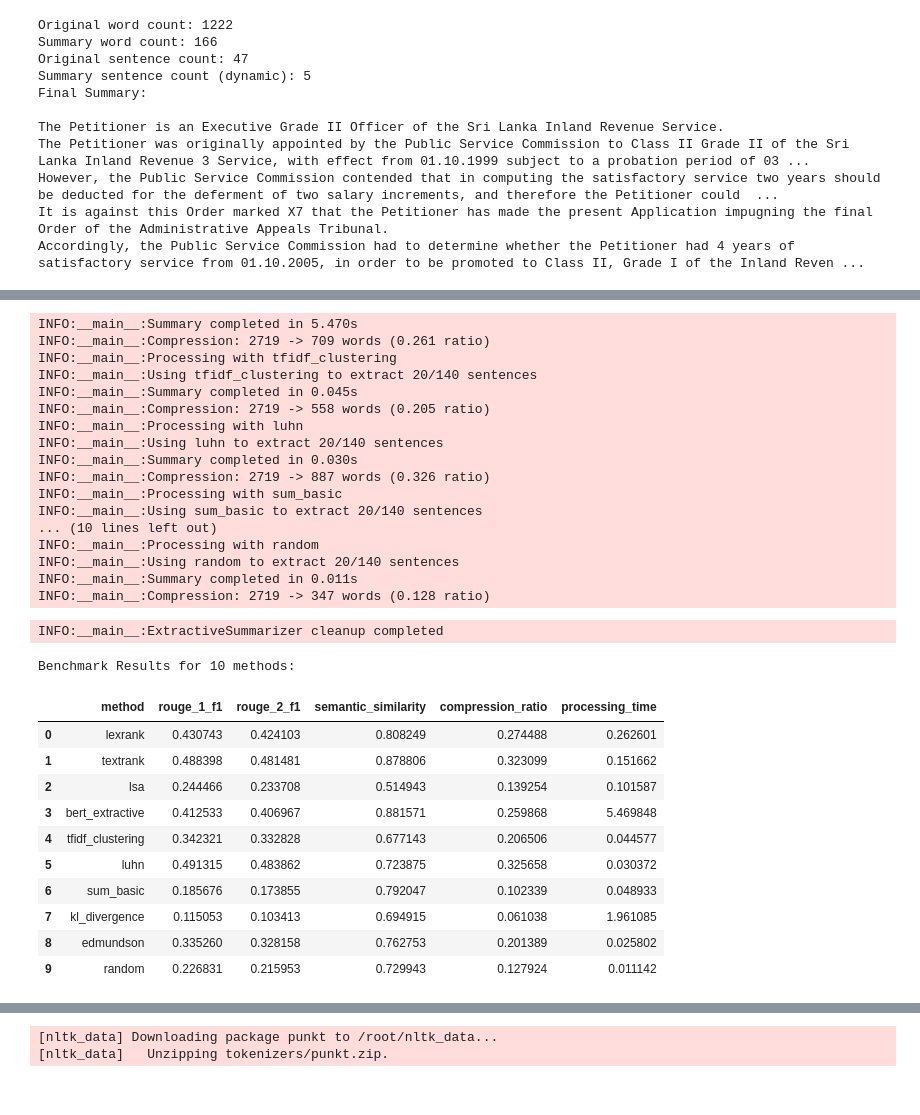
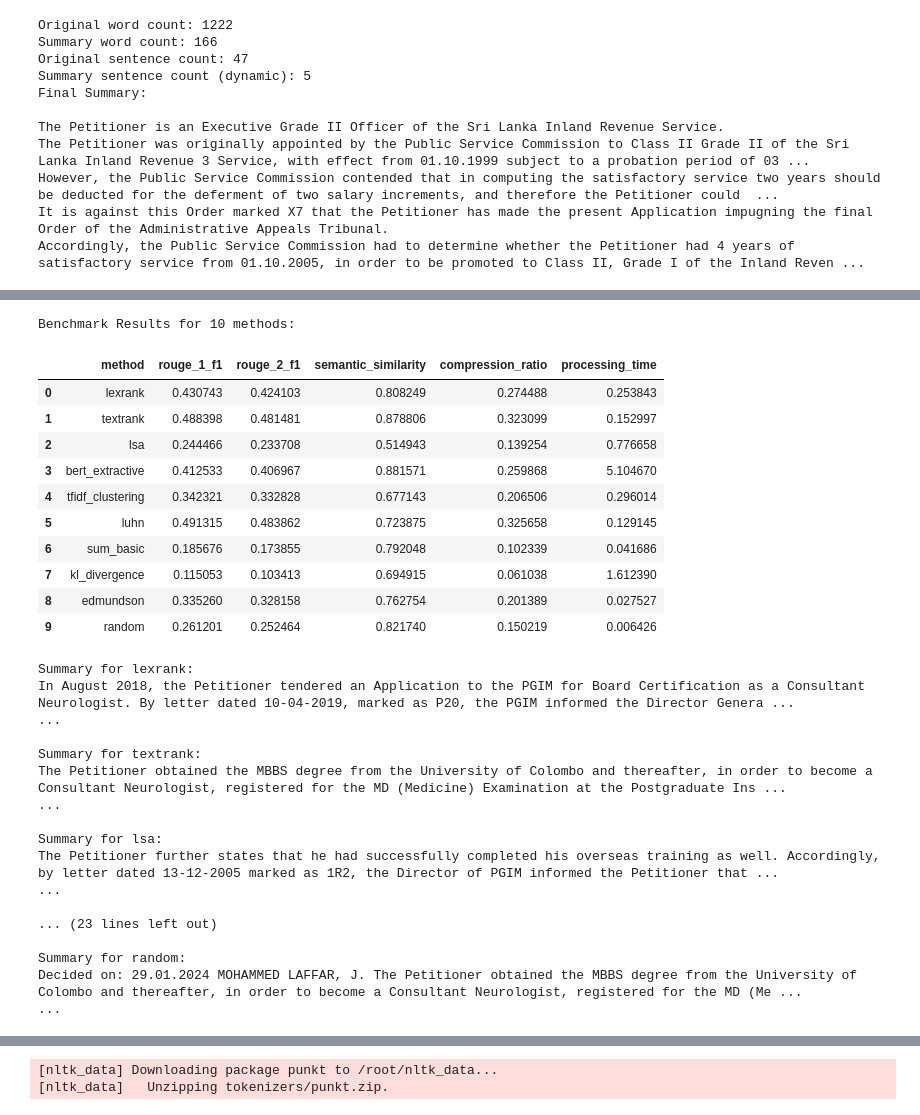
Before and after one commit to HackElite-FYP/Legal-Research-Platform-Core, a Jupyter notebook: summarization.ipynb, the cells around one changed output, grey strips where cells are left out. Cells and saved outputs as stored; diff of their text form; code cells hidden in the pictures.

Commit message:
added batch processing

```diff
--- a/summarization.ipynb
+++ b/summarization.ipynb
@@ -110,7 +109,7 @@ import os
 os.environ['CUDA_LAUNCH_BLOCKING'] = "1" # This might not be necessary in Colab and can sometimes cause issues.
 # In Colab, it's generally better to let the environment manage CUDA.
 
-PROCESSING_FILE_PATH = 'resources/cases_2024_v2.json'
+PROCESSING_FILE_PATH = '/content/drive/MyDrive/FYP/json/cases_2024_v2.json'
 PROCESSING_CASE_INDEX = 10
 SUMMARY_MODELS = ['facebook/bart-large-cnn', 't5-base', 'allenai/led-base-16384', 'google/pegasus-xsum']
 # %%
@@ -814,8 +813,14 @@ def benchmark_extractive_methods(text: str,
 
     return summaries, results_df
 # %%
+nltk.download('punkt')
+nltk.download('punkt_tab')
+nltk.download('stopwords')
+nltk.download('averaged_perceptron_tagger')
+
+
 # Example text (replace with your actual data)
-text = cases_df.loc[PROCESSING_CASE_INDEX, 'cleanedText']
+text = cases_df.loc[PROCESSING_CASE_INDEX, 'translated']
 
 # Initialize summarizer
 summarizer = ExtractiveSummarizer()
@@ -874,30 +871,29 @@ INFO:sentence_transformers.SentenceTransformer:Load pretrained SentenceTransform
-INFO:__main__:Summary completed in 5.470s
-INFO:__main__:Compression: 2719 -> 709 words (0.261 ratio)
-INFO:__main__:Processing with tfidf_clustering
-INFO:__main__:Using tfidf_clustering to extract 20/140 sentences
-INFO:__main__:Summary completed in 0.045s
-INFO:__main__:Compression: 2719 -> 558 words (0.205 ratio)
-INFO:__main__:Processing with luhn
-INFO:__main__:Using luhn to extract 20/140 sentences
-INFO:__main__:Summary completed in 0.030s
-INFO:__main__:Compression: 2719 -> 887 words (0.326 ratio)
-INFO:__main__:Processing with sum_basic
-INFO:__main__:Using sum_basic to extract 20/140 sentences
-... (10 lines left out)
-INFO:__main__:Processing with random
-INFO:__main__:Using random to extract 20/140 sentences
-INFO:__main__:Summary completed in 0.011s
-INFO:__main__:Compression: 2719 -> 347 words (0.128 ratio)
+Benchmark Results for 10 methods:
+|  | method | rouge_1_f1 | rouge_2_f1 | semantic_similarity | compression_ratio | processing_time |
+| 0 | lexrank | 0.430743 | 0.424103 | 0.808249 | 0.274488 | 0.253843 |
+| 1 | textrank | 0.488398 | 0.481481 | 0.878806 | 0.323099 | 0.152997 |
+| 2 | lsa | 0.244466 | 0.233708 | 0.514943 | 0.139254 | 0.776658 |
+| 3 | bert_extractive | 0.412533 | 0.406967 | 0.881571 | 0.259868 | 5.104670 |
+| 4 | tfidf_clustering | 0.342321 | 0.332828 | 0.677143 | 0.206506 | 0.296014 |
+| 5 | luhn | 0.491315 | 0.483862 | 0.723875 | 0.325658 | 0.129145 |
+| 6 | sum_basic | 0.185676 | 0.173855 | 0.792048 | 0.102339 | 0.041686 |
+| 7 | kl_divergence | 0.115053 | 0.103413 | 0.694915 | 0.061038 | 1.612390 |
+| 8 | edmundson | 0.335260 | 0.328158 | 0.762754 | 0.201389 | 0.027527 |
+| 9 | random | 0.261201 | 0.252464 | 0.821740 | 0.150219 | 0.006426 |
-INFO:__main__:ExtractiveSummarizer cleanup completed
+Summary for lexrank:
+In August 2018, the Petitioner tendered an Application to the PGIM for Board Certification as a Consultant Neurologist. By letter dated 10-04-2019, marked as P20, the PGIM informed the Director Genera ...
+...
+
+Summary for textrank:
+The Petitioner obtained the MBBS degree from the University of Colombo and thereafter, in order to become a Consultant Neurologist, registered for the MD (Medicine) Examination at the Postgraduate Ins ...
+...
+
+Summary for lsa:
+The Petitioner further states that he had successfully completed his overseas training as well. Accordingly, by letter dated 13-12-2005 marked as 1R2, the Director of PGIM informed the Petitioner that ...
+...
+
+... (23 lines left out)
+
+Summary for random:
+Decided on: 29.01.2024 MOHAMMED LAFFAR, J. The Petitioner obtained the MBBS degree from the University of Colombo and thereafter, in order to become a Consultant Neurologist, registered for the MD (Me ...
+...
-Benchmark Results for 10 methods:
-|  | method | rouge_1_f1 | rouge_2_f1 | semantic_similarity | compression_ratio | processing_time |
-| 0 | lexrank | 0.430743 | 0.424103 | 0.808249 | 0.274488 | 0.262601 |
-| 1 | textrank | 0.488398 | 0.481481 | 0.878806 | 0.323099 | 0.151662 |
-| 2 | lsa | 0.244466 | 0.233708 | 0.514943 | 0.139254 | 0.101587 |
-| 3 | bert_extractive | 0.412533 | 0.406967 | 0.881571 | 0.259868 | 5.469848 |
-| 4 | tfidf_clustering | 0.342321 | 0.332828 | 0.677143 | 0.206506 | 0.044577 |
-| 5 | luhn | 0.491315 | 0.483862 | 0.723875 | 0.325658 | 0.030372 |
-| 6 | sum_basic | 0.185676 | 0.173855 | 0.792047 | 0.102339 | 0.048933 |
-| 7 | kl_divergence | 0.115053 | 0.103413 | 0.694915 | 0.061038 | 1.961085 |
-| 8 | edmundson | 0.335260 | 0.328158 | 0.762753 | 0.201389 | 0.025802 |
-| 9 | random | 0.226831 | 0.215953 | 0.729943 | 0.127924 | 0.011142 |
```
Also changed, not shown: parts of 5 cells of this notebook.
